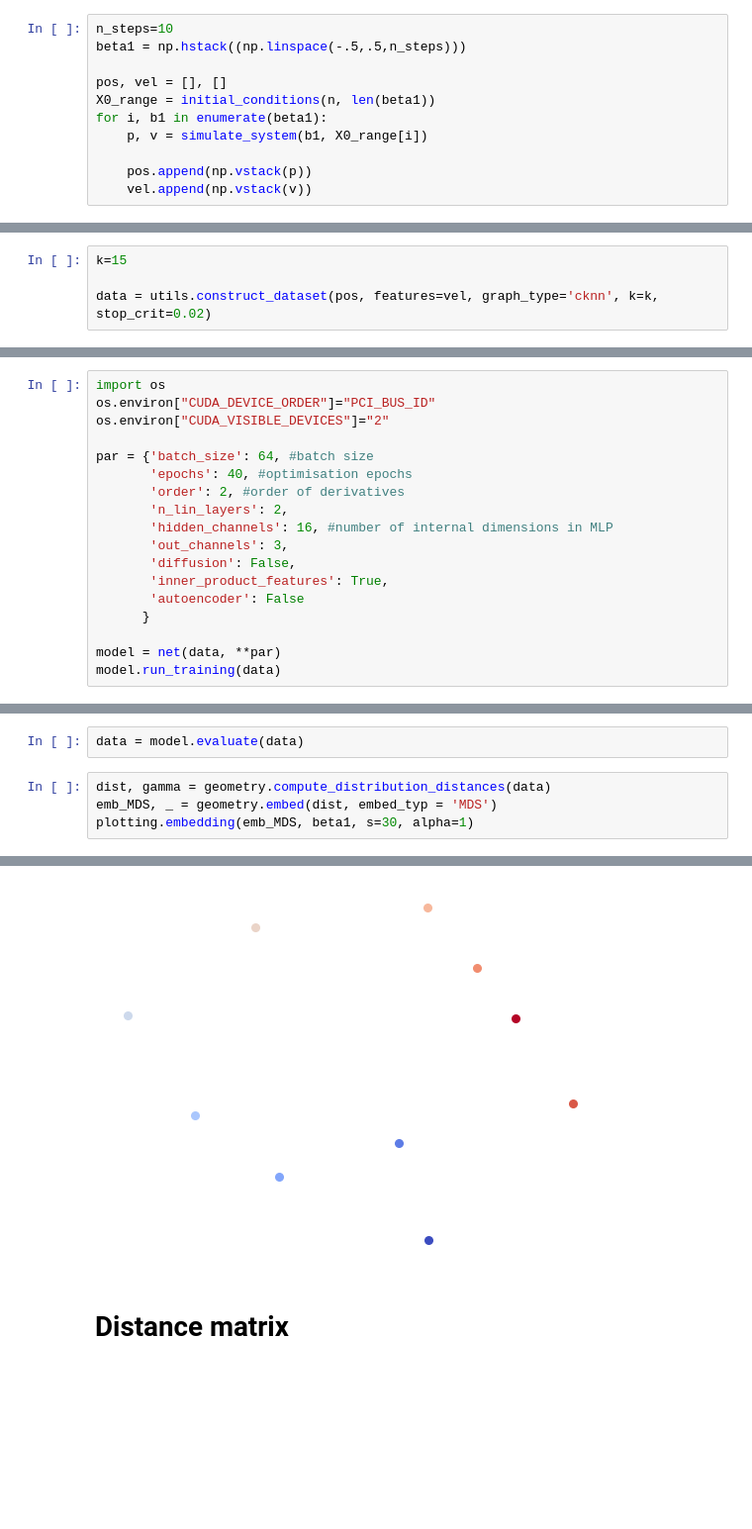
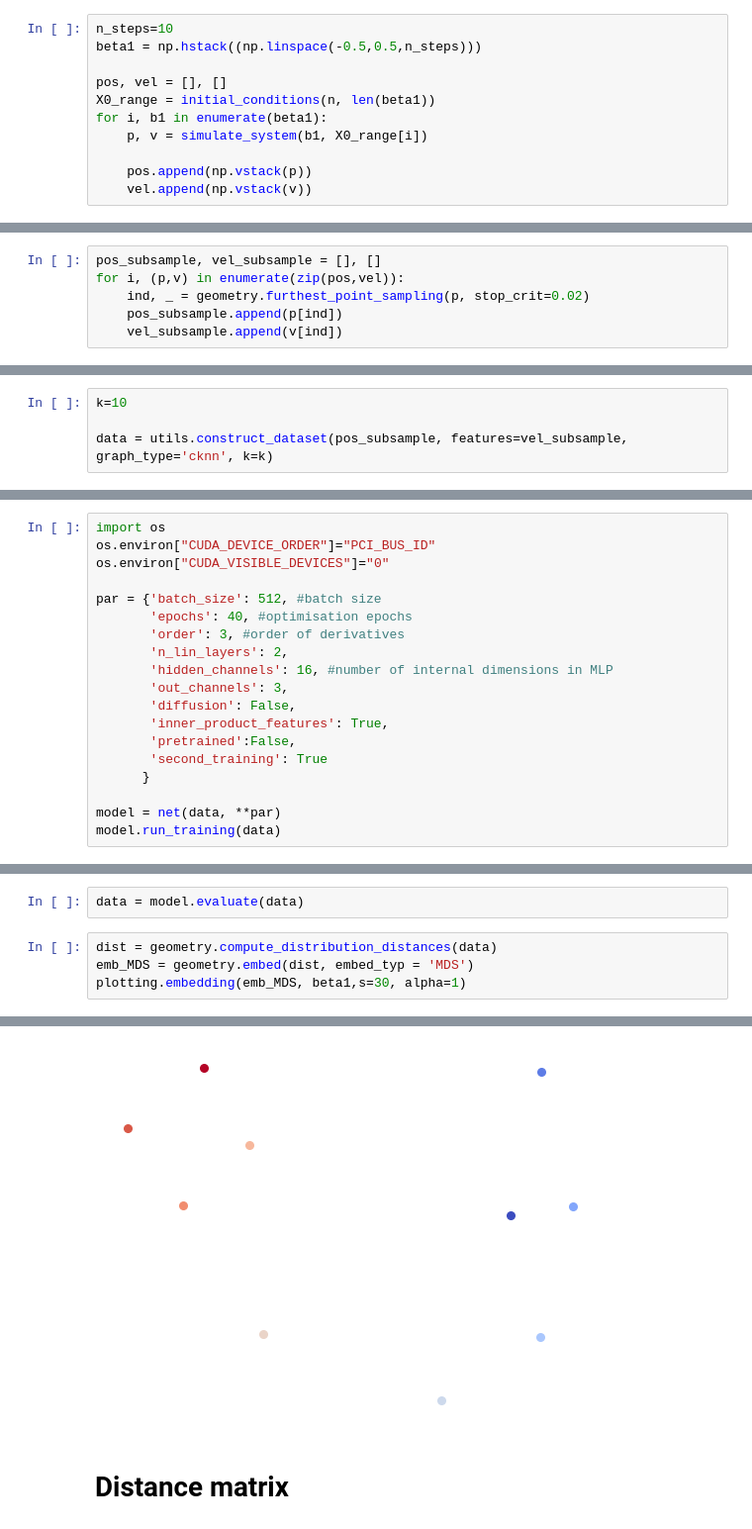
Before and after one commit to agosztolai/MARBLE, a Jupyter notebook: examples/ex_vanderpol.ipynb, the cells around one changed output, grey strips where cells are left out. Shown: that part at 99% size. Drawn from its saved outputs; the diff is of its cells as text; blank space fills up the shorter version.

```diff
--- a/examples/ex_vanderpol.ipynb
+++ b/examples/ex_vanderpol.ipynb
@@ -56,7 +54,7 @@ n = 100
 # Geneate phase portraits from random initial conditions while varying $\beta_1$
 # %%
 n_steps=10
-beta1 = np.hstack((np.linspace(-.5,.5,n_steps)))
+beta1 = np.hstack((np.linspace(-0.5,0.5,n_steps)))
 
 pos, vel = [], []
 X0_range = initial_conditions(n, len(beta1))
@@ -78,0 +79,6 @@ plot_phase_portrait(pos[-1], vel[-1], ax[3])
+# %%
+pos_subsample, vel_subsample = [], []
+for i, (p,v) in enumerate(zip(pos,vel)):
+    ind, _ = geometry.furthest_point_sampling(p, stop_crit=0.02)
+    pos_subsample.append(p[ind])
+    vel_subsample.append(v[ind])
@@ -79,6 +96,6 @@ plot_phase_portrait(pos[-1], vel[-1], ax[3])
 # %% [markdown]
 # Train network
 # %%
-k=15
+k=10
 
-data = utils.construct_dataset(pos, features=vel, graph_type='cknn', k=k, stop_crit=0.02)
+data = utils.construct_dataset(pos_subsample, features=vel_subsample, graph_type='cknn', k=k)
@@ -90,17 +102,18 @@ data = utils.construct_dataset(pos, features=vel, graph_type='cknn', k=k, stop_c
 # %%
 import os
 os.environ["CUDA_DEVICE_ORDER"]="PCI_BUS_ID"
-os.environ["CUDA_VISIBLE_DEVICES"]="2"
+os.environ["CUDA_VISIBLE_DEVICES"]="0"
 
-par = {'batch_size': 64, #batch size
+par = {'batch_size': 512, #batch size
        'epochs': 40, #optimisation epochs
-       'order': 2, #order of derivatives
+       'order': 3, #order of derivatives
        'n_lin_layers': 2,
        'hidden_channels': 16, #number of internal dimensions in MLP
        'out_channels': 3,
        'diffusion': False,
        'inner_product_features': True,
-       'autoencoder': False
+       'pretrained':False,
+       'second_training': True
       }
 
 model = net(data, **par)
@@ -128,13 +141,13 @@ Final test loss: 1.0754
 # %%
 data = model.evaluate(data)
 # %%
-dist, gamma = geometry.compute_distribution_distances(data)
-emb_MDS, _ = geometry.embed(dist, embed_typ = 'MDS')
-plotting.embedding(emb_MDS, beta1, s=30, alpha=1)
+dist = geometry.compute_distribution_distances(data)
+emb_MDS = geometry.embed(dist, embed_typ = 'MDS')
+plotting.embedding(emb_MDS, beta1,s=30, alpha=1)
 # %% [output]
 Performed MDS embedding on embedded results.
 <AxesSubplot:>
-[figure, old version]
+[figure, new version]
 # %% [markdown]
 # Distance matrix
 # %%
```
Also changed, not shown: parts of 13 cells of this notebook, 13 other files.
